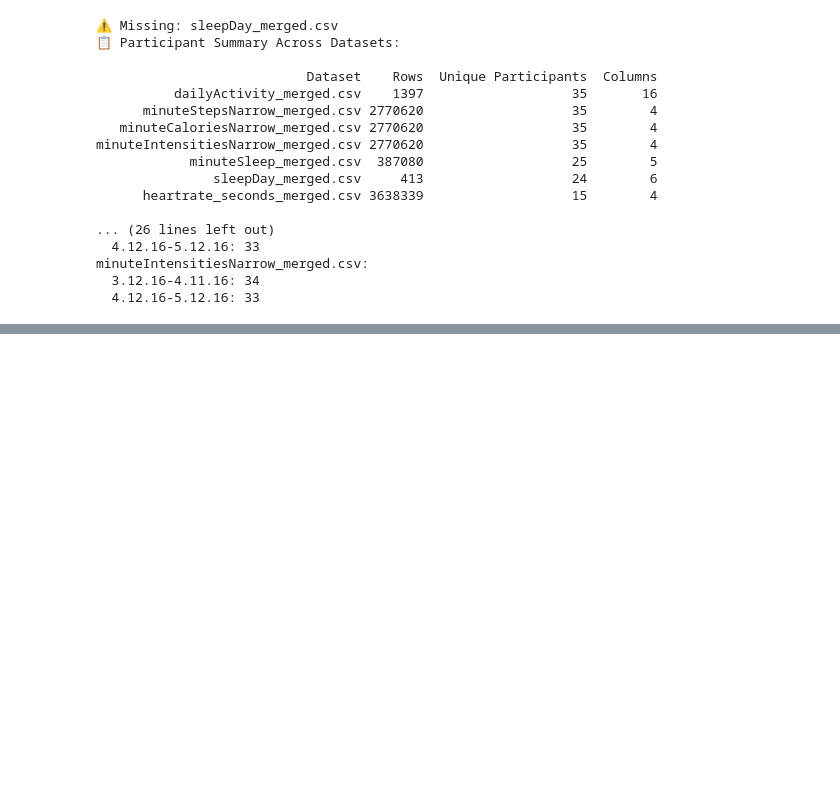
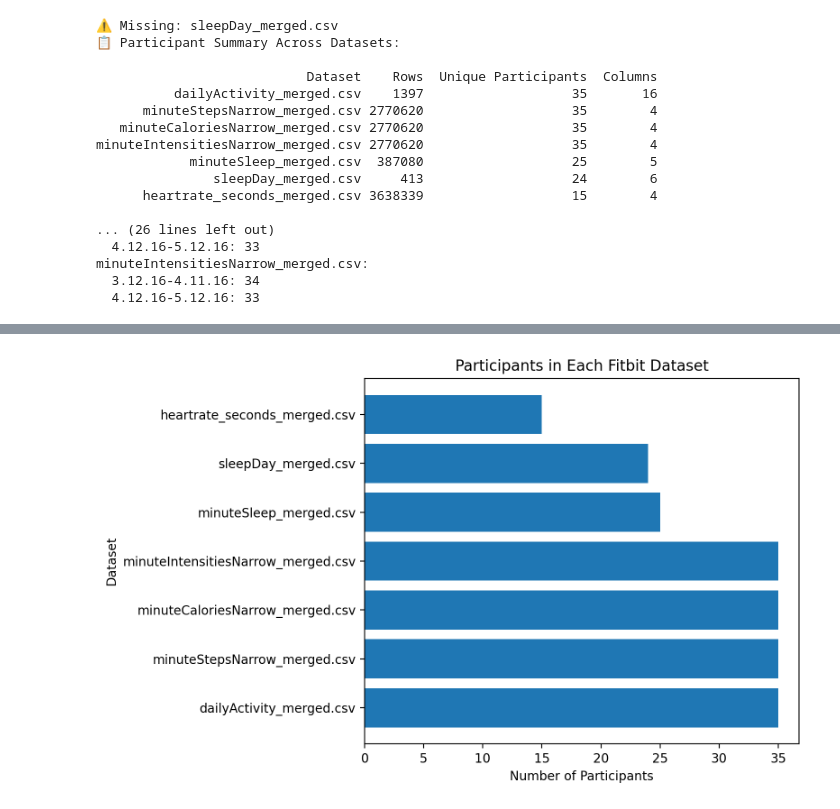
Before and after one commit to annaantohe/ScienceFair2025, a Jupyter notebook: EDA.ipynb, the cells around one changed output, grey strips where cells are left out. Saved outputs shown, nothing was run; the diff lists cells and outputs as text; code cells hidden in the pictures; blank space fills up the shorter version.

```diff
--- a/EDA.ipynb
+++ b/EDA.ipynb
@@ -105,0 +279,16 @@ minuteIntensitiesNarrow_merged.csv:
+# %%
+import matplotlib.pyplot as plt
+
+plt.figure(figsize=(8, 5), dpi=200)   # dpi=200 → crisp and sharp
+
+plt.barh(summary_df["Dataset"], summary_df["Unique Participants"])
+plt.xlabel("Number of Participants")
+plt.ylabel("Dataset")
+plt.title("Participants in Each Fitbit Dataset")
+plt.tight_layout()
+
+plt.savefig("participants_in_each_fitbit_dataset.png", dpi=300, bbox_inches="tight")
+
+plt.show()
+# %% [output]
+[figure, added]
```
Also changed, not shown: parts of 15 cells of this notebook, 17 other files.
